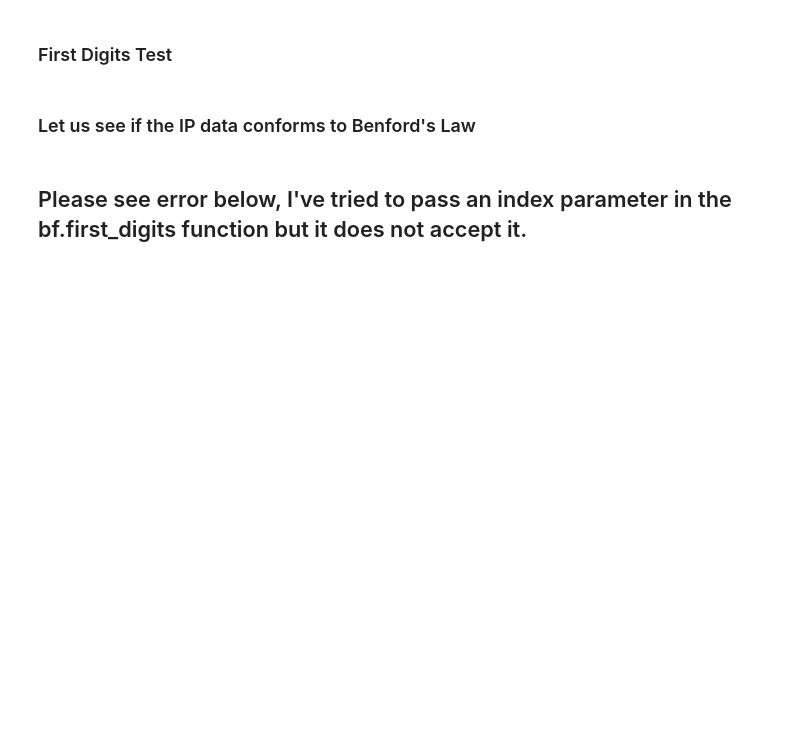
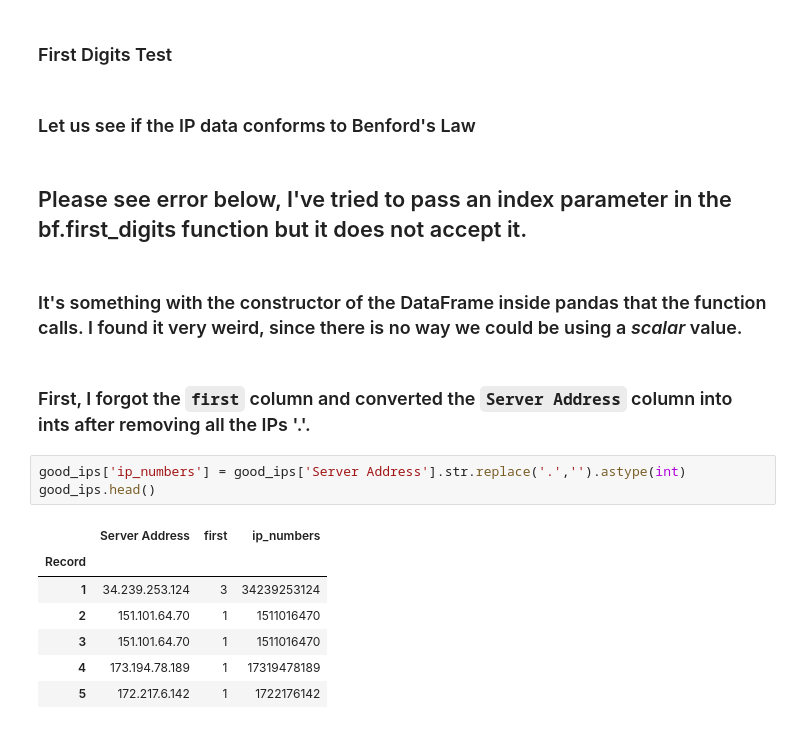
Before and after one commit to donadatum/Pandas-Projects, a Jupyter notebook: Benford for Python IP Addresses.ipynb, the cells around one changed output. Cells and saved outputs as stored; diff of their text form; blank space fills up the shorter version.

```diff
--- a/Benford for Python IP Addresses.ipynb
+++ b/Benford for Python IP Addresses.ipynb
@@ -55,3 +56,18 @@ good_ips.head()
 ### Let us see if the IP data conforms to Benford's Law
 # %% [markdown]
 ## Please see error below, I've tried to pass an index parameter in the bf.first_digits function but it does not accept it.
+# %% [markdown]
+### It's something with the constructor of the DataFrame inside pandas that the function calls. I found it very weird, since there is no way we could be using a *scalar* value.
+# %% [markdown]
+### First, I forgot the `first` column and converted the `Server Address` column into ints after removing all the IPs '.'.
+# %%
+good_ips['ip_numbers'] = good_ips['Server Address'].str.replace('.','').astype(int)
+good_ips.head()
+# %% [output]
+|  | Server Address | first | ip_numbers |
+| Record |  |  |  |
+| 1 | 34.239.253.124 | 3 | 34239253124 |
+| 2 | 151.101.64.70 | 1 | 1511016470 |
+| 3 | 151.101.64.70 | 1 | 1511016470 |
+| 4 | 173.194.78.189 | 1 | 17319478189 |
+| 5 | 172.217.6.142 | 1 | 1722176142 |
```
Also changed, not shown: parts of 10 cells of this notebook.
